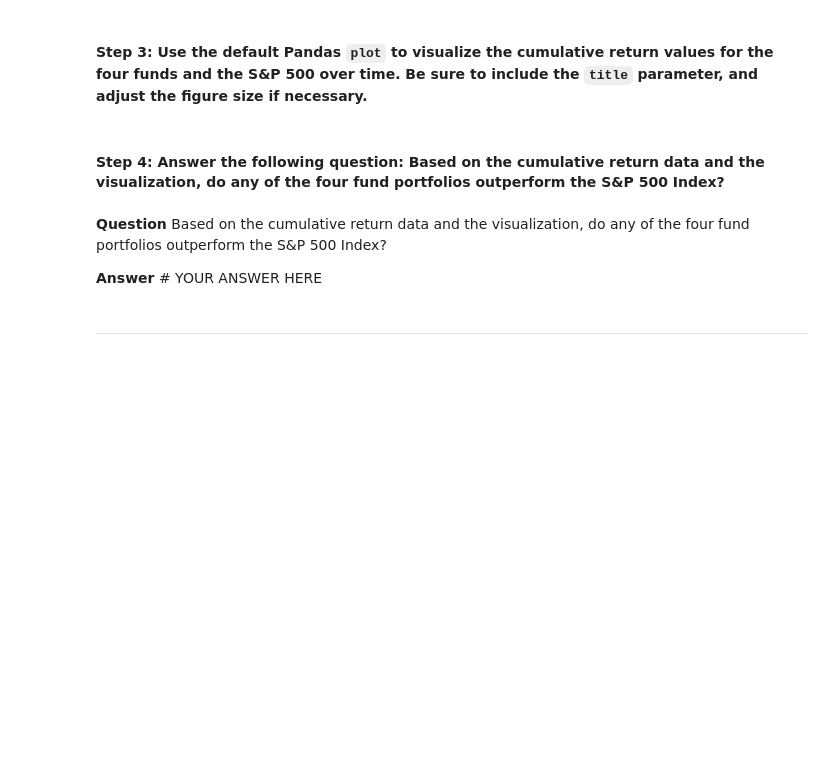
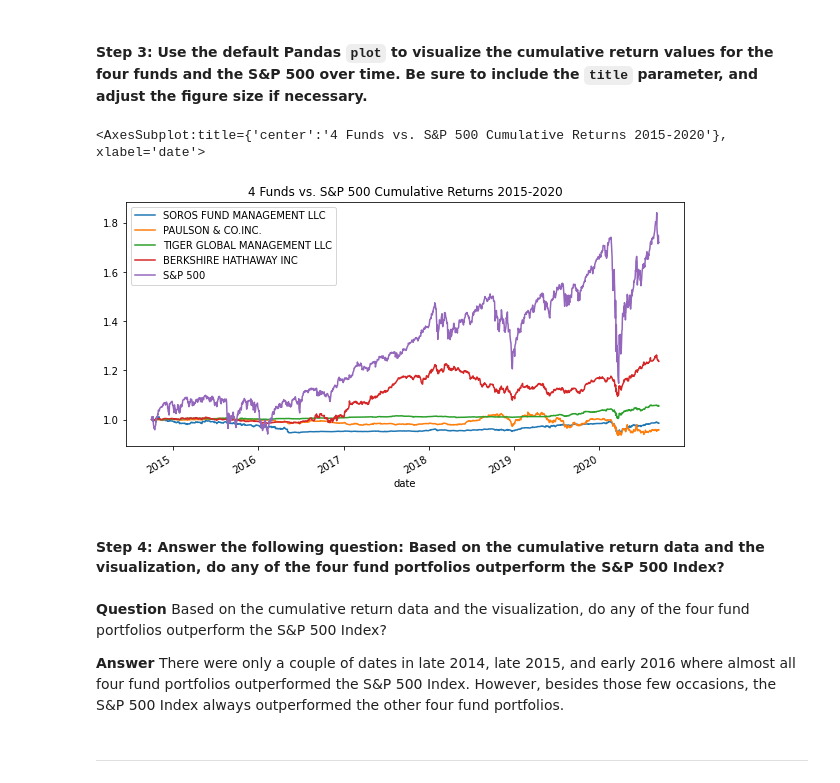
Before and after one commit to asabeti/Module_4_Challenge, a Jupyter notebook: risk_return_analysis.ipynb, the cells around one changed output. Saved outputs shown, nothing was run; the diff lists cells and outputs as text; code cells hidden in the pictures; blank space fills up the shorter version.

```diff
--- a/risk_return_analysis.ipynb
+++ b/risk_return_analysis.ipynb
@@ -177,13 +177,16 @@ cumulative_returns.head()
 # %%
 # Visualize the cumulative returns using the Pandas plot function
 # Include a title parameter and adjust the figure size
-# YOUR CODE HERE
+cumulative_returns.plot(figsize=(10,5), title="4 Funds vs. S&P 500 Cumulative Returns 2015-2020")
+# %% [output]
+<AxesSubplot:title={'center':'4 Funds vs. S&P 500 Cumulative Returns 2015-2020'}, xlabel='date'>
+[figure, added]
 # %% [markdown]
 #### Step 4: Answer the following question: Based on the cumulative return data and the visualization, do any of the four fund portfolios outperform the S&P 500 Index?
 # %% [markdown]
 **Question** Based on the cumulative return data and the visualization, do any of the four fund portfolios outperform the S&P 500 Index?
 
-**Answer** # YOUR ANSWER HERE
+**Answer** There were only a couple of dates in late 2014, late 2015, and early 2016 where almost all four fund portfolios outperformed the S&P 500 Index. However, besides those few occasions, the S&P 500 Index always outperformed the other four fund portfolios.
 # %% [markdown]
 ---
 # %% [markdown]
```
Also changed, not shown: parts of 5 cells of this notebook.
